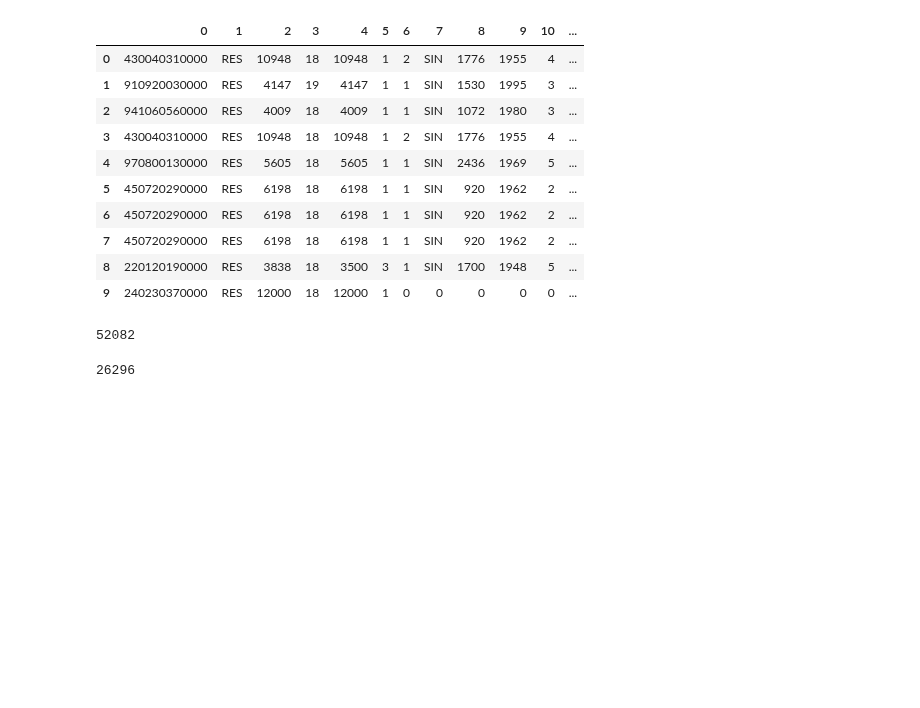
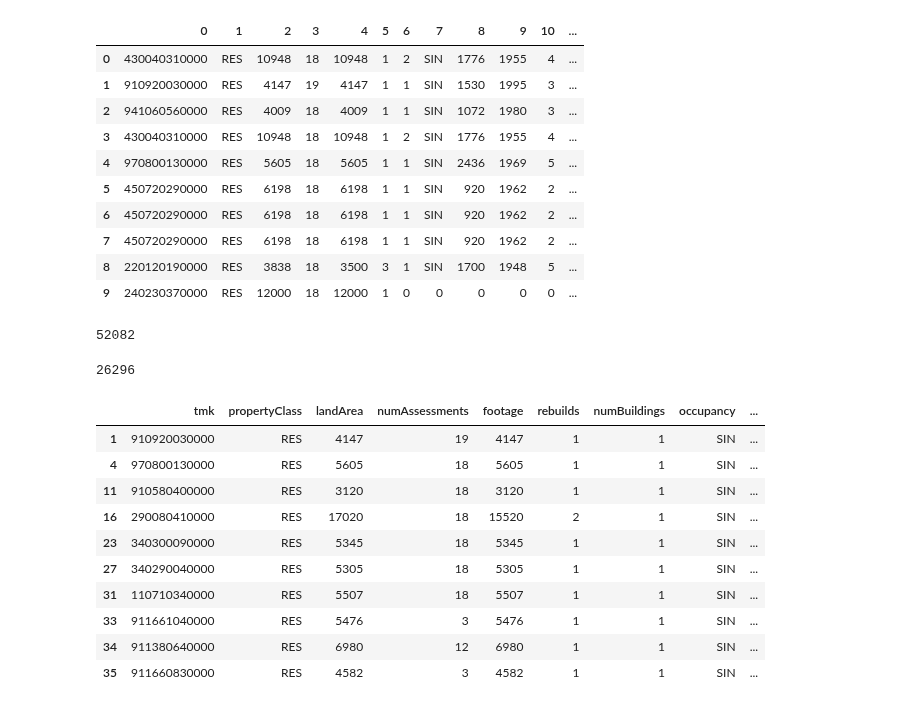
Before and after one commit to UHERO/data-science-incubator, a Jupyter notebook: uestimate/dataProcessingWithBaseline.ipynb, the cells around one changed output. Cells and saved outputs as stored; diff of their text form; code cells hidden in the pictures; blank space fills up the shorter version.

```diff
--- a/uestimate/dataProcessingWithBaseline.ipynb
+++ b/uestimate/dataProcessingWithBaseline.ipynb
@@ -211,3 +211,17 @@ df = df.dropna()[df.saleYear > 2009][df.salePrice > 2020][df.occupancy != 0]
 len(df)
 # %% [output]
 26296
+# %%
+df.head(10)
+# %% [output]
+|  | tmk | propertyClass | landArea | numAssessments | footage | rebuilds | numBuildings | occupancy | ... |
+| 1 | 910920030000 | RES | 4147 | 19 | 4147 | 1 | 1 | SIN | ... |
+| 4 | 970800130000 | RES | 5605 | 18 | 5605 | 1 | 1 | SIN | ... |
+| 11 | 910580400000 | RES | 3120 | 18 | 3120 | 1 | 1 | SIN | ... |
+| 16 | 290080410000 | RES | 17020 | 18 | 15520 | 2 | 1 | SIN | ... |
+| 23 | 340300090000 | RES | 5345 | 18 | 5345 | 1 | 1 | SIN | ... |
+| 27 | 340290040000 | RES | 5305 | 18 | 5305 | 1 | 1 | SIN | ... |
+| 31 | 110710340000 | RES | 5507 | 18 | 5507 | 1 | 1 | SIN | ... |
+| 33 | 911661040000 | RES | 5476 | 3 | 5476 | 1 | 1 | SIN | ... |
+| 34 | 911380640000 | RES | 6980 | 12 | 6980 | 1 | 1 | SIN | ... |
+| 35 | 911660830000 | RES | 4582 | 3 | 4582 | 1 | 1 | SIN | ... |
```
Also changed, not shown: parts of 12 cells of this notebook.
